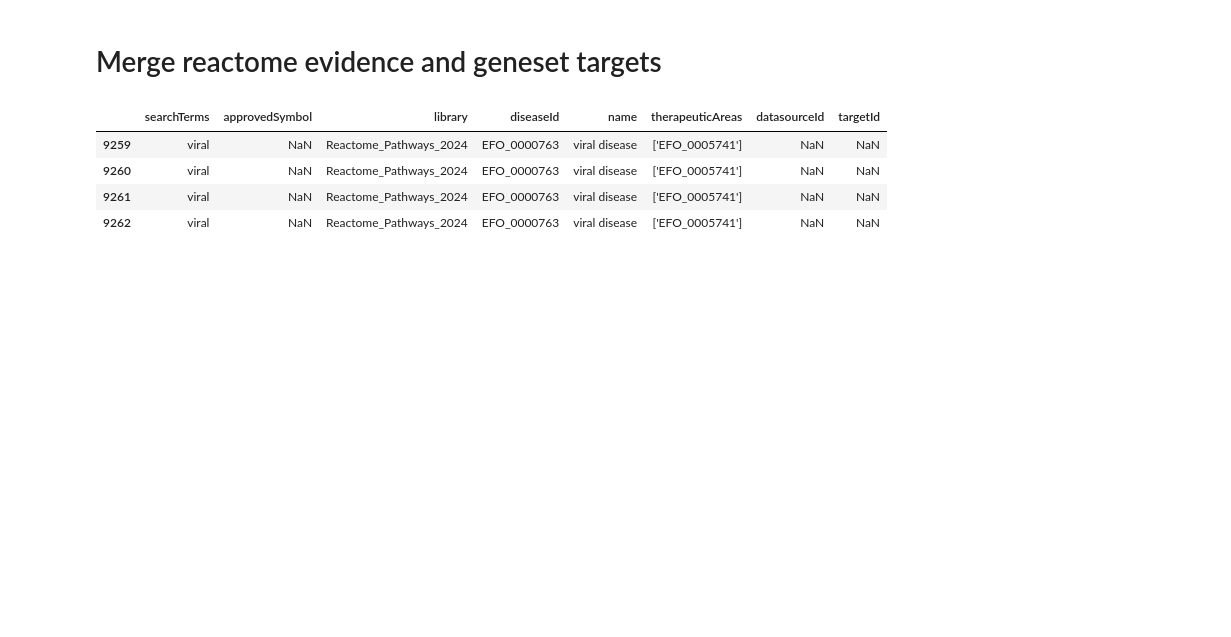
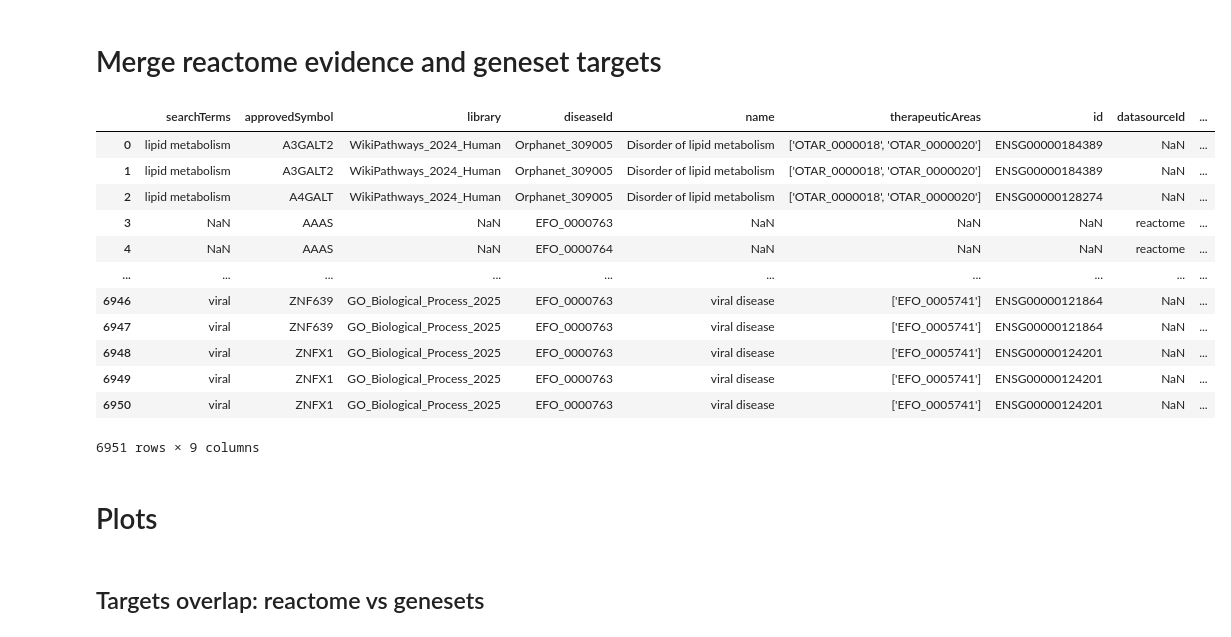
Before and after one commit to polrus/genesets2evidence, a Jupyter notebook: reactome_vs_genesets.ipynb, the cells around one changed output. Cells and saved outputs as stored; diff of their text form; code cells hidden in the pictures; blank space fills up the shorter version.

Commit message:
count of target reactome vs genesets

```diff
--- a/reactome_vs_genesets.ipynb
+++ b/reactome_vs_genesets.ipynb
@@ -6,16 +6,32 @@ import pandas as pd
 reactome_evidence = pd.read_csv("target_lists/reactome_evidence.csv", index_col=0)
 reactome_evidence_select = reactome_evidence[["datasourceId", "approvedSymbol", "targetId", "diseaseId"]]
 # %%
-geneset_evidence = pd.read_csv("target_lists/from_reactome_dis_v2_pathways_only.csv", index_col=0)
+geneset_evidence = pd.read_csv("target_lists/from_reactome_dis_v2_pathways_only_genenames.csv", index_col=0)
 geneset_evidence.rename(columns={"genes": "approvedSymbol"}, inplace=True)
+
+# Filter out rows with null 'id' and 'library' not equal to 'Reactome_Pathways_2024' (because comparing with reactome)
+geneset_evidence_id = geneset_evidence[geneset_evidence["id"].notnull()]
+geneset_evidence_noreact = geneset_evidence_id[geneset_evidence_id["library"] != "Reactome_Pathways_2024"]
 # %%
-geneset_evidence_reactome = pd.merge(geneset_evidence, reactome_evidence_select, on=['approvedSymbol', 'diseaseId'], how='outer')
+geneset_evidence_reactome = pd.merge(geneset_evidence_noreact, reactome_evidence_select, on=['approvedSymbol', 'diseaseId'], how='outer')
 # %%
-df_to_display = geneset_evidence_reactome[geneset_evidence_reactome["approvedSymbol"].isnull()]
+df_to_display = geneset_evidence_reactome[geneset_evidence_reactome["library"] != "Reactome_Pathways_2024"]
 df_to_display
 # %% [output]
-|  | searchTerms | approvedSymbol | library | diseaseId | name | therapeuticAreas | datasourceId | targetId |
-| 9259 | viral | NaN | Reactome_Pathways_2024 | EFO_0000763 | viral disease | ['EFO_0005741'] | NaN | NaN |
-| 9260 | viral | NaN | Reactome_Pathways_2024 | EFO_0000763 | viral disease | ['EFO_0005741'] | NaN | NaN |
-| 9261 | viral | NaN | Reactome_Pathways_2024 | EFO_0000763 | viral disease | ['EFO_0005741'] | NaN | NaN |
-| 9262 | viral | NaN | Reactome_Pathways_2024 | EFO_0000763 | viral disease | ['EFO_0005741'] | NaN | NaN |
+|  | searchTerms | approvedSymbol | library | diseaseId | name | therapeuticAreas | id | datasourceId | ... |
+| 0 | lipid metabolism | A3GALT2 | WikiPathways_2024_Human | Orphanet_309005 | Disorder of lipid metabolism | ['OTAR_0000018', 'OTAR_0000020'] | ENSG00000184389 | NaN | ... |
+| 1 | lipid metabolism | A3GALT2 | WikiPathways_2024_Human | Orphanet_309005 | Disorder of lipid metabolism | ['OTAR_0000018', 'OTAR_0000020'] | ENSG00000184389 | NaN | ... |
+| 2 | lipid metabolism | A4GALT | WikiPathways_2024_Human | Orphanet_309005 | Disorder of lipid metabolism | ['OTAR_0000018', 'OTAR_0000020'] | ENSG00000128274 | NaN | ... |
+| 3 | NaN | AAAS | NaN | EFO_0000763 | NaN | NaN | NaN | reactome | ... |
+| 4 | NaN | AAAS | NaN | EFO_0000764 | NaN | NaN | NaN | reactome | ... |
+| ... | ... | ... | ... | ... | ... | ... | ... | ... | ... |
+| 6946 | viral | ZNF639 | GO_Biological_Process_2025 | EFO_0000763 | viral disease | ['EFO_0005741'] | ENSG00000121864 | NaN | ... |
+| 6947 | viral | ZNF639 | GO_Biological_Process_2025 | EFO_0000763 | viral disease | ['EFO_0005741'] | ENSG00000121864 | NaN | ... |
+| 6948 | viral | ZNFX1 | GO_Biological_Process_2025 | EFO_0000763 | viral disease | ['EFO_0005741'] | ENSG00000124201 | NaN | ... |
+| 6949 | viral | ZNFX1 | GO_Biological_Process_2025 | EFO_0000763 | viral disease | ['EFO_0005741'] | ENSG00000124201 | NaN | ... |
+| 6950 | viral | ZNFX1 | GO_Biological_Process_2025 | EFO_0000763 | viral disease | ['EFO_0005741'] | ENSG00000124201 | NaN | ... |
+6951 rows × 9 columns
+# %% [markdown]
+# Plots
+# %% [markdown]
+## Targets overlap: reactome vs genesets
```
Also changed, not shown: parts of 2 cells of this notebook.
